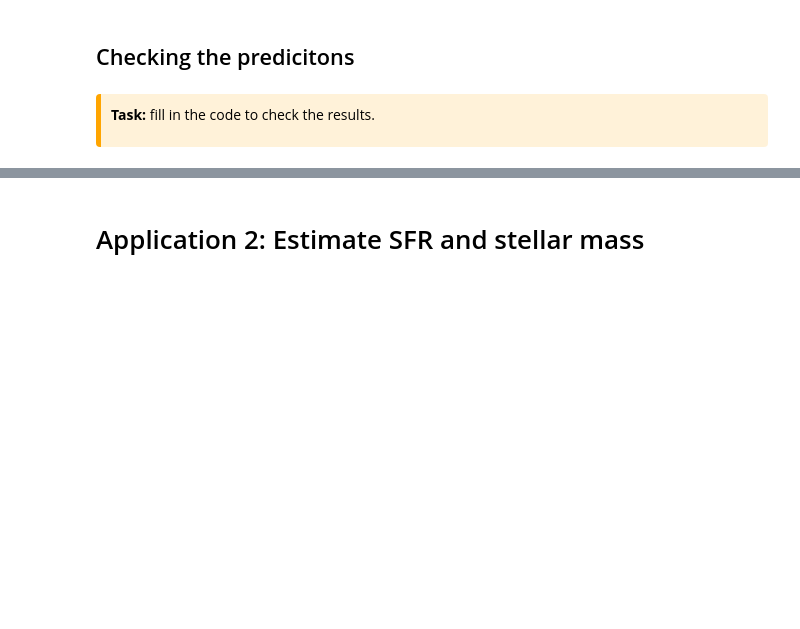
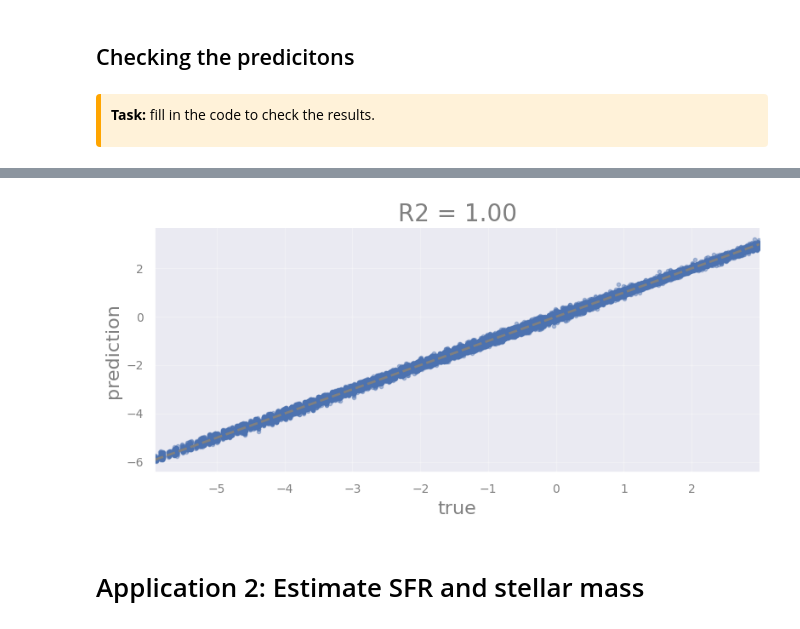
Before and after one commit to sghwang-cosmos/Astrostat-School-2026, a Jupyter notebook: DL_Intro_n_Regression/Intro_n_Regression.ipynb, the cells around one changed output, grey strips where cells are left out. Drawn from its saved outputs; the diff is of its cells as text; code cells hidden in the pictures; blank space fills up the shorter version.

```diff
--- a/DL_Intro_n_Regression/Intro_n_Regression.ipynb
+++ b/DL_Intro_n_Regression/Intro_n_Regression.ipynb
@@ -1110,9 +1265,9 @@ print(f"R2 : {r2:.2f}" )
 
 </div>
 # %%
-y_hat = model.predict( ... )
+y_hat = model.predict( X_test )
 
-r2 = r2_score( ... , ... )
+r2 = r2_score( y_test , y_hat )
 
 min_ax, max_ax = np.min(y_test), np.max(y_test)
 
@@ -1127,3 +1282,4 @@ xx = np.linspace(min_ax, max_ax, 100)
 plt.plot(xx, xx, c="grey", linestyle='--')
 
 plt.show()
+# %% [output]
@@ -1130,3 +1287,4 @@ plt.show()
+[figure, added]
 # %% [markdown]
 # Application 2: Estimate SFR and stellar mass
 # %% [markdown]
```
Also changed, not shown: parts of 16 cells of this notebook.
